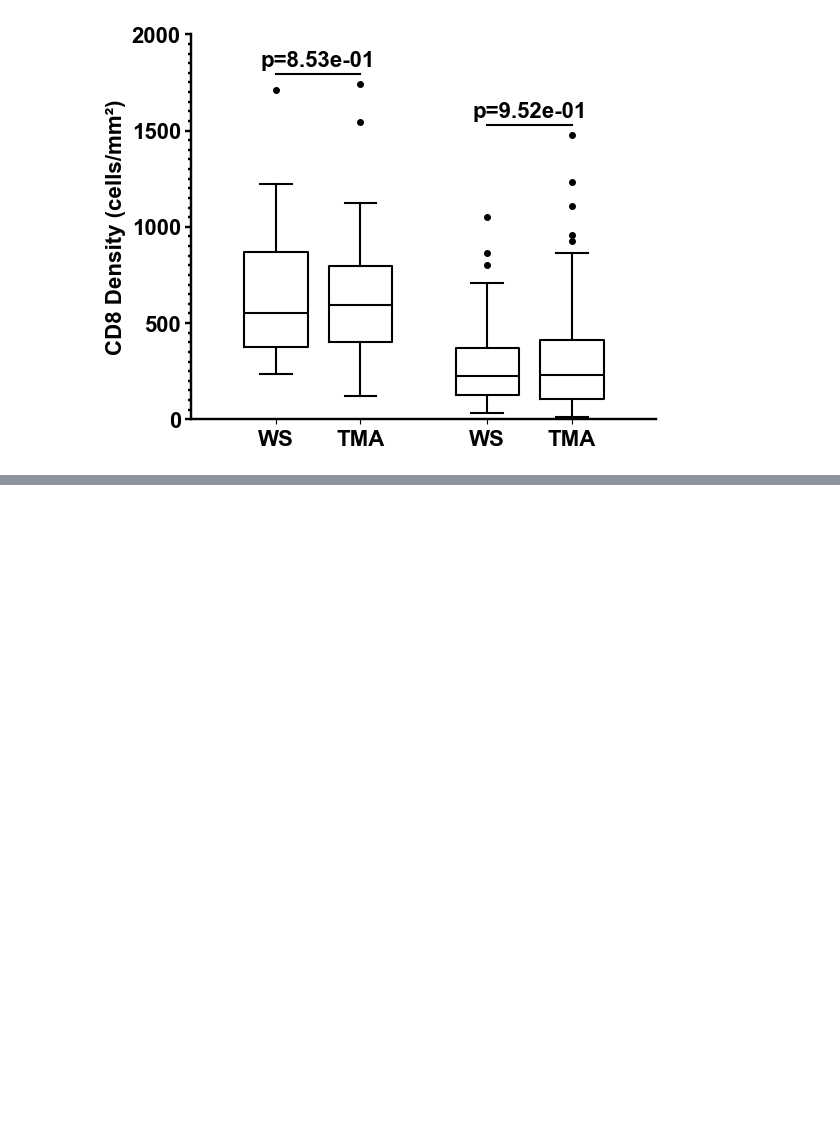
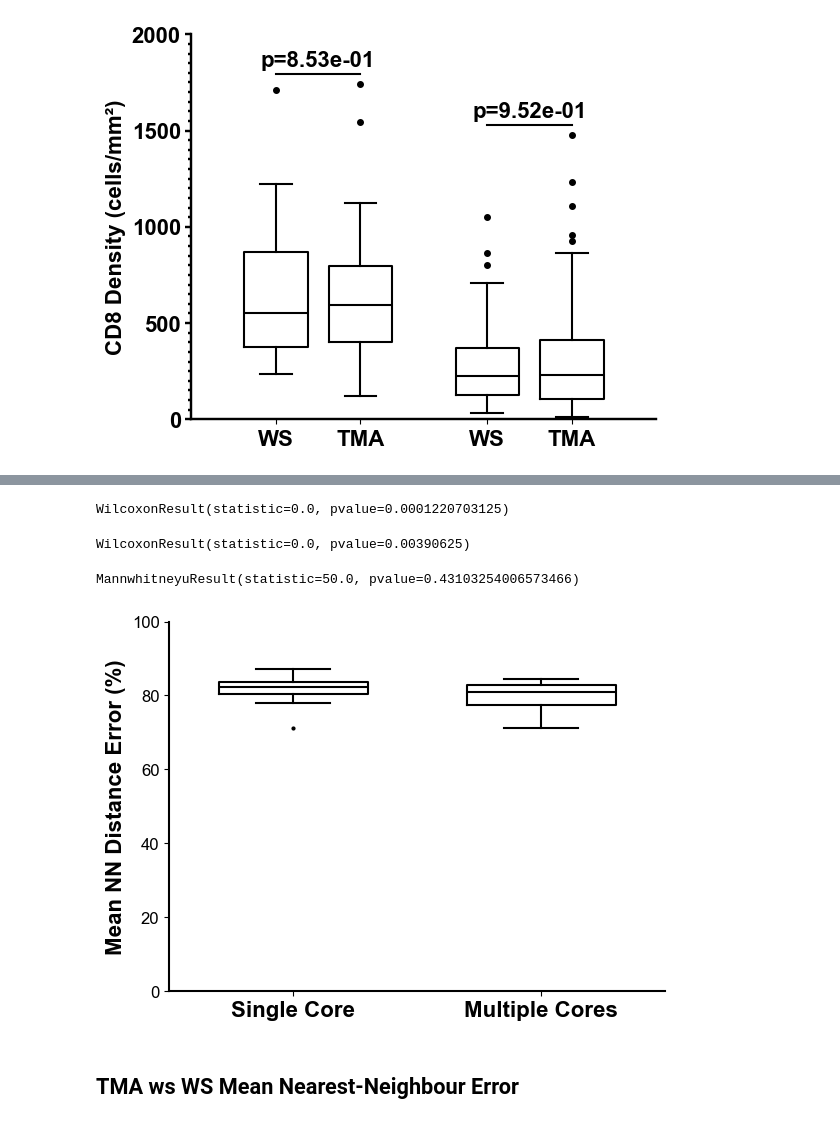
Before and after one commit to M-Fotheringham/Whole-Slide_vs_TMA_Sampling, a Jupyter notebook: src/SimuSamp/scripts/actual_TMA_vs_WS.ipynb, the cells around one changed output, grey strips where cells are left out. Cells and saved outputs as stored; diff of their text form; code cells hidden in the pictures; blank space fills up the shorter version.

```diff
--- a/src/SimuSamp/scripts/actual_TMA_vs_WS.ipynb
+++ b/src/SimuSamp/scripts/actual_TMA_vs_WS.ipynb
@@ -492,8 +486,6 @@ ct_p = stats.mannwhitneyu(ws_tum["ws_density"], tma_tum["Density (mm)"]).pvalue
 im_p, ct_p
 # %% [output]
 (0.8525639730669545, 0.9519225528580172)
-# %%
-font_dict = {"fontsize": 16, "fontweight": "bold", "fontname": "Arial"}
 # %%
 plt.subplots(figsize=(6, 5));
 
@@ -625,0 +533,42 @@ plt.savefig("../../../../Data/Plots/Density/WS_vs_TMA_exclusions_2_CD8_density.p
+# %%
+im_cores = pd.concat([ws_im_paired, tma_im_paired]).sort_values(["sampleid", "Modality"]).reset_index(drop=True).groupby(["sampleid", "Modality"]).agg({"Mean_NN_Distance": "count"}).reset_index().rename(columns={"Mean_NN_Distance": "Cores"})
+
+multiple_im_cores = im_cores[im_cores["Cores"] > 1].reset_index(drop=True)["sampleid"]
+multiple_im_cores = combined_im_paired[combined_im_paired["sampleid"].isin(multiple_im_cores)].reset_index(drop=True)
+
+single_im_core = im_cores[(im_cores["Cores"] == 1) & (im_cores["Modality"] == "TMA")].reset_index(drop=True)["sampleid"]
+single_im_core = combined_im_paired[combined_im_paired["sampleid"].isin(single_im_core)].reset_index(drop=True)
+# %%
+stats.wilcoxon(multiple_im_cores[multiple_im_cores["Modality"] == "WS"]["Mean_NN_Distance"], multiple_im_cores[multiple_im_cores["Modality"] == "TMA"]["Mean_NN_Distance"])
+# %% [output]
+WilcoxonResult(statistic=0.0, pvalue=0.0001220703125)
+# %%
+stats.wilcoxon(single_im_core[single_im_core["Modality"] == "WS"]["Mean_NN_Distance"], single_im_core[single_im_core["Modality"] == "TMA"]["Mean_NN_Distance"])
+# %% [output]
+WilcoxonResult(statistic=0.0, pvalue=0.00390625)
+# %%
+multi_error = (abs(multiple_im_cores[multiple_im_cores["Modality"] == "WS"]["Mean_NN_Distance"].values - multiple_im_cores[multiple_im_cores["Modality"] == "TMA"]["Mean_NN_Distance"].values) / multiple_im_cores[multiple_im_cores["Modality"] == "WS"]["Mean_NN_Distance"].values)
+# %%
+single_error = (abs(single_im_core[single_im_core["Modality"] == "WS"]["Mean_NN_Distance"].values - single_im_core[single_im_core["Modality"] == "TMA"]["Mean_NN_Distance"].values) / single_im_core[single_im_core["Modality"] == "WS"]["Mean_NN_Distance"].values)
+# %%
+stats.mannwhitneyu(multi_error, single_error)
+# %% [output]
+MannwhitneyuResult(statistic=50.0, pvalue=0.43103254006573466)
+# %%
+plt.boxplot([single_error * 100, multi_error * 100], tick_labels=["Single Core", "Multiple Cores"], widths=0.6, flierprops={"marker": "o", "markerfacecolor": "black", "markersize": 2}, medianprops={"color": "black", "linewidth": 1.5}, boxprops={"color": "black", "linewidth": 1.5}, whiskerprops={"color": "black", "linewidth": 1.5}, capprops={"color": "black", "linewidth": 1.5});
+
+plt.ylim(0, 100)
+
+plt.ylabel("Mean NN Distance Error (%)", fontdict=font_dict)
+
+plt.yticks(fontsize=12, fontname="Arial")
+plt.xticks(fontsize=16, fontname="Arial", fontweight="bold")
+
+plt.gca().spines["top"].set_visible(False)
+plt.gca().spines["right"].set_visible(False)
+plt.gca().spines["left"].set_linewidth(1.5)
+plt.gca().spines["bottom"].set_linewidth(1.5)
+# %% [output]
+[figure, added]
+# %% [markdown]
+## TMA ws WS Mean Nearest-Neighbour Error
```
Also changed, not shown: parts of 55 cells of this notebook, 3 other files.
